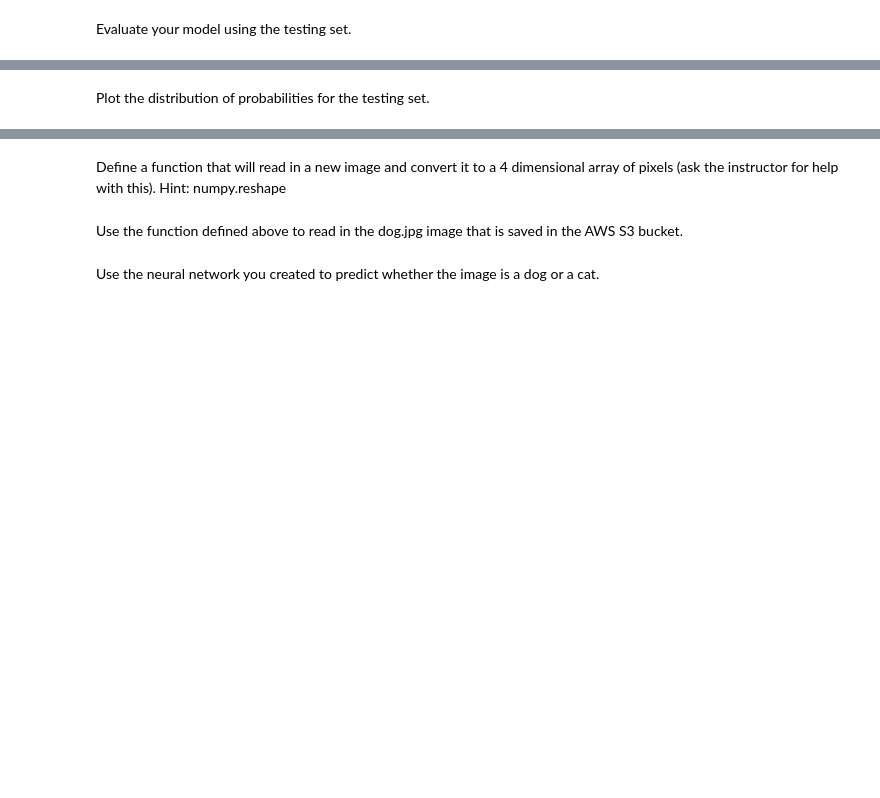
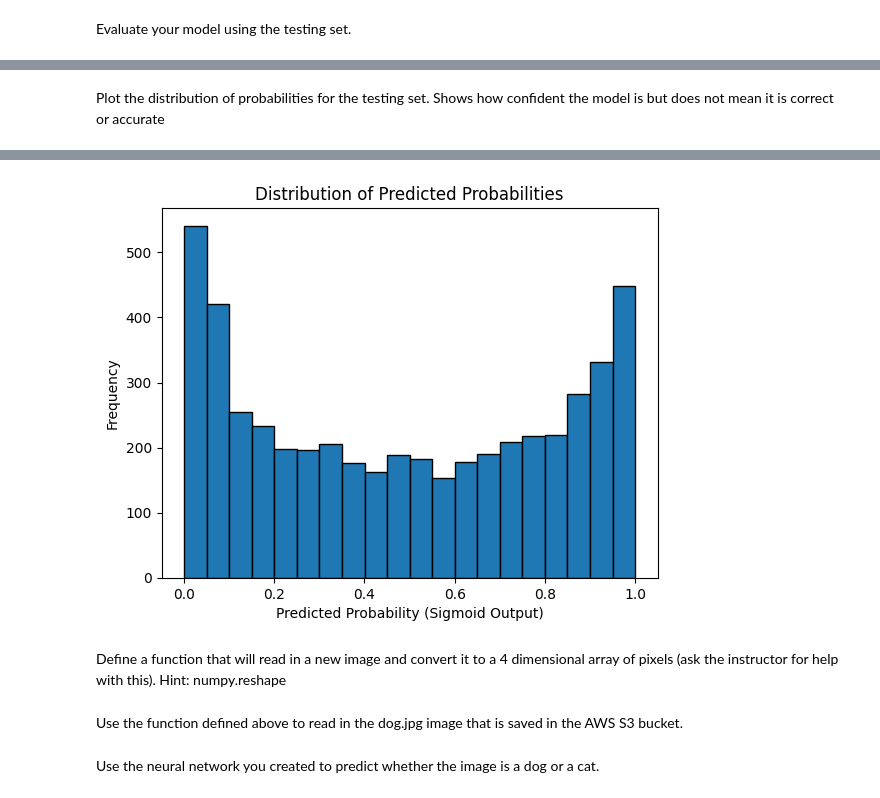
Before and after one commit to cyeef/Data-Science-Portfolio-C21-, a Jupyter notebook: Projects/Project-6/Images-To.Do.List.ipynb, the cells around one changed output, grey strips where cells are left out. Saved outputs shown, nothing was run; the diff lists cells and outputs as text; code cells hidden in the pictures; blank space fills up the shorter version.

```diff
--- a/Projects/Project-6/Images-To.Do.List.ipynb
+++ b/Projects/Project-6/Images-To.Do.List.ipynb
@@ -277,2 +264,13 @@ Evaluate your model using the testing set.
 # %% [markdown]
-Plot the distribution of probabilities for the testing set.
+Plot the distribution of probabilities for the testing set.  Shows how confident the model is but does not mean it is correct or accurate
+# %%
+# Step 1: Get the predictions and flatten them into a 1D array
+probabilities = model.predict(image_array_test).flatten()
+
+# Step 2: Plot the probabilities using matplotlib's histogram
+plt.hist(probabilities, bins=20, edgecolor="black")
+plt.title("Distribution of Predicted Probabilities")
+plt.xlabel("Predicted Probability (Sigmoid Output)")
+plt.ylabel("Frequency")
+plt.show()
+# %% [output]
@@ -279,3 +278,4 @@ Plot the distribution of probabilities for the testing set.
+[figure, added]
 # %% [markdown]
 Define a function that will read in a new image and convert it to a 4 dimensional array of pixels (ask the instructor for help with this). Hint: numpy.reshape
 # %% [markdown]
```
Also changed, not shown: parts of 5 cells of this notebook.
